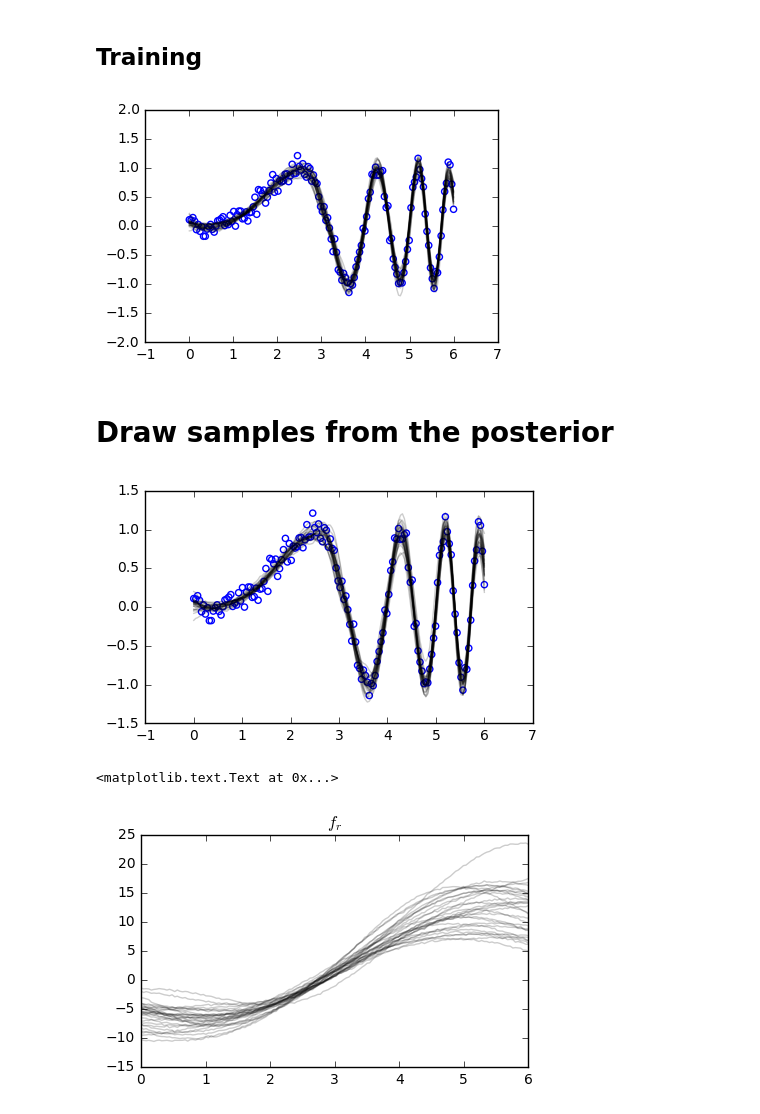
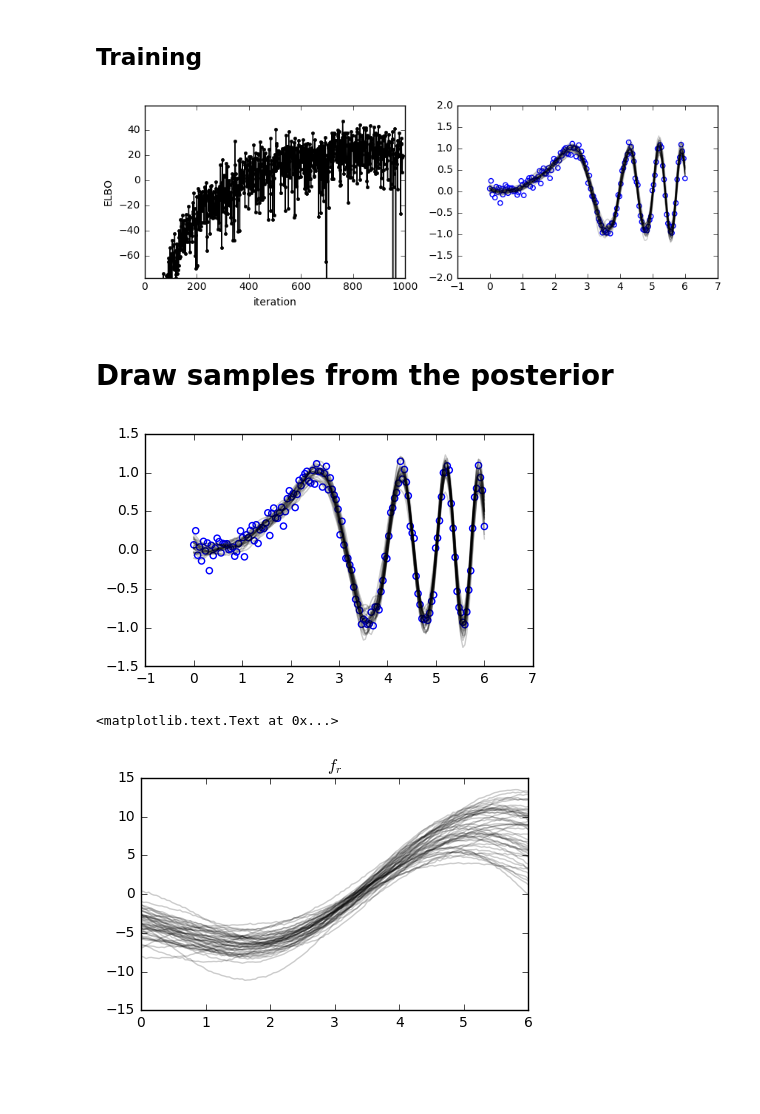
Before and after one commit to fujii-team/Henbun, a Jupyter notebook: notebooks/Expert_GPR.ipynb, the cells around one changed output. Saved outputs shown, nothing was run; the diff lists cells and outputs as text; code cells hidden in the pictures; blank space fills up the shorter version.

```diff
--- a/notebooks/Expert_GPR.ipynb
+++ b/notebooks/Expert_GPR.ipynb
@@ -153,35 +153,35 @@ compiling...
 from IPython import display
 
 plt.figure(figsize=(10,3))
 logf = []
-for i in range(2000):
+for i in range(1000):
     try:
         # run 10 iteration
         model.ELBO().optimize(maxiter=10)
         obj = model.ELBO().run()
         logf.append(obj)
         # display
         if (i % 10) ==0:
             plt.clf()
             plt.subplot(1,2,1)
             plt.plot(logf, '-ko', markersize=3, linewidth=1)
             plt.ylabel('ELBO')
             plt.xlabel('iteration')
             ymin = np.percentile(logf, 10)
             ymax = np.max(logf) + (np.max(logf)-ymin)*0.1
             plt.ylim(ymin, ymax)
             # --- plot for self. ---
             plt.subplot(1,2,2)
             plt.scatter(X, Y, facecolors='none', edgecolors='b', label='data')
             for s in range(30):
                 plt.plot(X, model.run(model.f), 'k', alpha=0.2)
             plt.ylim(-2,2)
             display.display(plt.gcf())
             display.clear_output(wait=True)
     except KeyboardInterrupt:
         break
 # %% [output]
-[figure, old version]
+[figure, new version]
 # %% [markdown]
 # Draw samples from the posterior
 # %%
@@ -190,14 +190,14 @@ plt.scatter(X, Y, facecolors='none', edgecolors='b', label='data')
 for s in range(30):
     plt.plot(X, model.run(model.f), 'k', alpha=0.2)
 # %% [output]
-[figure, old version]
+[figure, new version]
 # %%
 plt.figure(figsize=(5,3))
-for s in range(30):
+for s in range(50):
     plt.plot(X, model.run(model.f_r), 'k', alpha=0.2)
 plt.title('$f_r$')
 # %% [output]
 <matplotlib.text.Text at 0x...>
-[figure, old version]
+[figure, new version]
 # %%
 plt.figure(figsize=(10,3))
```
Also changed, not shown: parts of 3 cells of this notebook, 1 other file.
